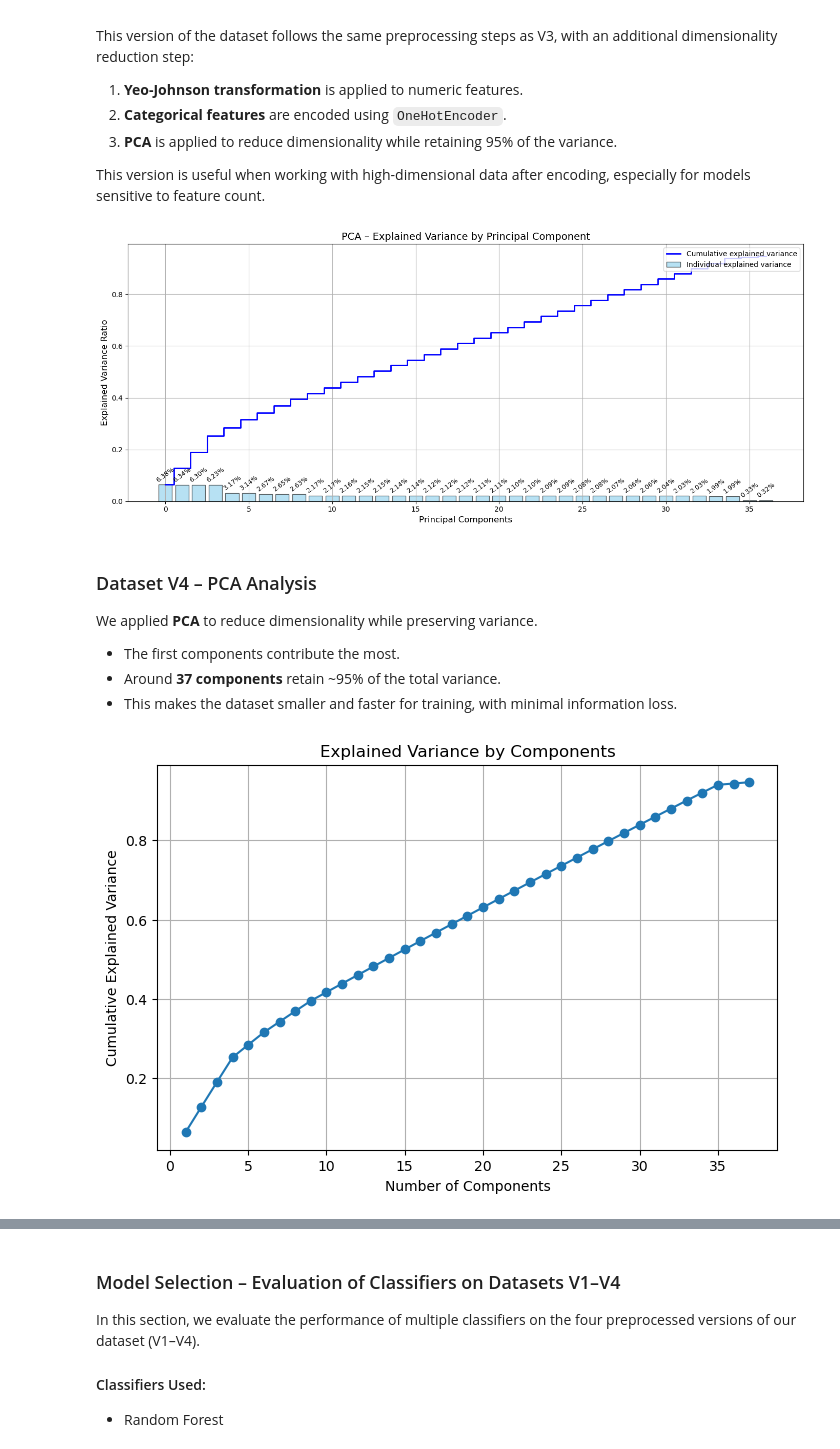
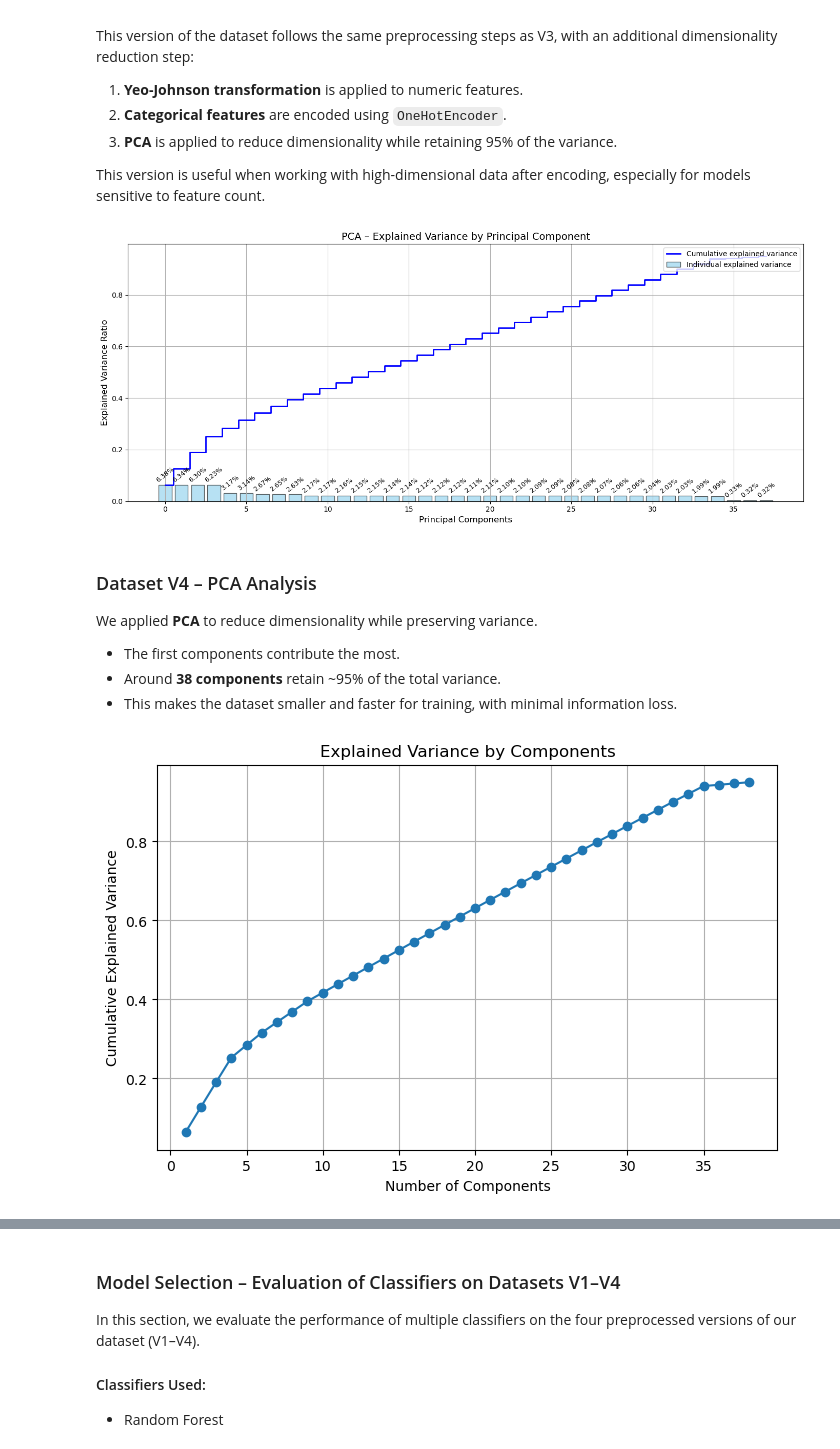
Before and after one commit to ileontios03/EPL448_Project, a Jupyter notebook: approach_A.ipynb, the cells around one changed output, grey strips where cells are left out. Saved outputs shown, nothing was run; the diff lists cells and outputs as text; code cells hidden in the pictures.

```diff
--- a/approach_A.ipynb
+++ b/approach_A.ipynb
@@ -154,56 +154,53 @@ This version of the dataset follows the same preprocessing steps as V3, with an
 
 This version is useful when working with high-dimensional data after encoding, especially for models sensitive to feature count.
 # %%
-from sklearn.decomposition import PCA
-import numpy as np
-import matplotlib.pyplot as plt
 
 # Step 1: Copy Dataset V3 to V4
 X_train_V4 = X_train_V3.copy()
-X_test_V4 = X_train_V3.copy()  # Note: should this be X_test_V3?
+X_test_V4 = X_test_V3.copy()
 
 # Step 2: Define a function to visualize variance explained
 def print_variance_explained_plot(pca_obj, n_components):
     cum_var_exp = np.cumsum(pca_obj.explained_variance_ratio_)
     fig, ax = plt.subplots(figsize=(14, 6))
 
     bars = ax.bar(range(n_components), pca_obj.explained_variance_ratio_,
                   alpha=0.6, align='center',
                   label='Individual explained variance',
                   color='skyblue', edgecolor='black')
 
     for bar in bars:
         height = bar.get_height()
         ax.text(bar.get_x() + bar.get_width()/2., height + 0.005,
-                f'{height*100:.2f}%', ha='center', va='bottom', fontsize=9, rotation=37)
+                f'{height*100:.2f}%', ha='center', va='bottom', fontsize=9, rotation=38)
 
     ax.step(range(n_components), cum_var_exp, where='mid',
             label='Cumulative explained variance', color='blue', linewidth=2)
 
     ax.set_xlabel('Principal Components', fontsize=12)
     ax.set_ylabel('Explained Variance Ratio', fontsize=12)
     ax.set_title('PCA – Explained Variance by Principal Component', fontsize=14)
     ax.set_xticks(range(0, n_components, 5))
     ax.tick_params(axis='x', labelrotation=0)
     ax.legend(loc='upper right')
     ax.grid(True)
     plt.tight_layout()
     plt.show()
 
 
-# Step 3: Fit PCA with 37 components
-pca_preview = PCA(n_components=37, random_state=42)
+# Step 3: Fit PCA with 38 components
+pca_preview = PCA(n_components=38, random_state=42)
 pca_preview.fit(X_train_V4)
-print_variance_explained_plot(pca_preview, 37)
+print_variance_explained_plot(pca_preview, 38)
 # %% [output]
-[figure, old version]
+[figure, new version]
 # %% [markdown]
 ### Dataset V4 – PCA Analysis
 
 We applied **PCA** to reduce dimensionality while preserving variance.
 
 - The first components contribute the most.
-- Around **37 components** retain ~95% of the total variance.
+- Around **38 components** retain ~95% of the total variance.
 - This makes the dataset smaller and faster for training, with minimal information loss.
 # %%
 plt.figure(figsize=(8, 5))
@@ -216,5 +213,5 @@ plt.title('Explained Variance by Components')
 plt.grid()
 plt.show()
 # %% [output]
-[figure, old version]
+[figure, new version]
 # %%
```
Also changed, not shown: parts of 15 cells of this notebook.
